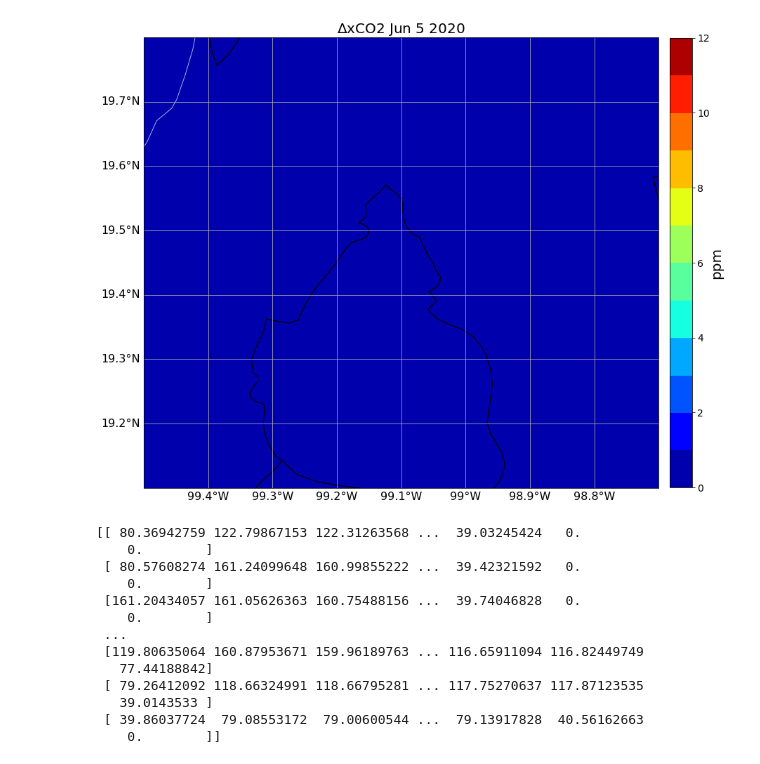
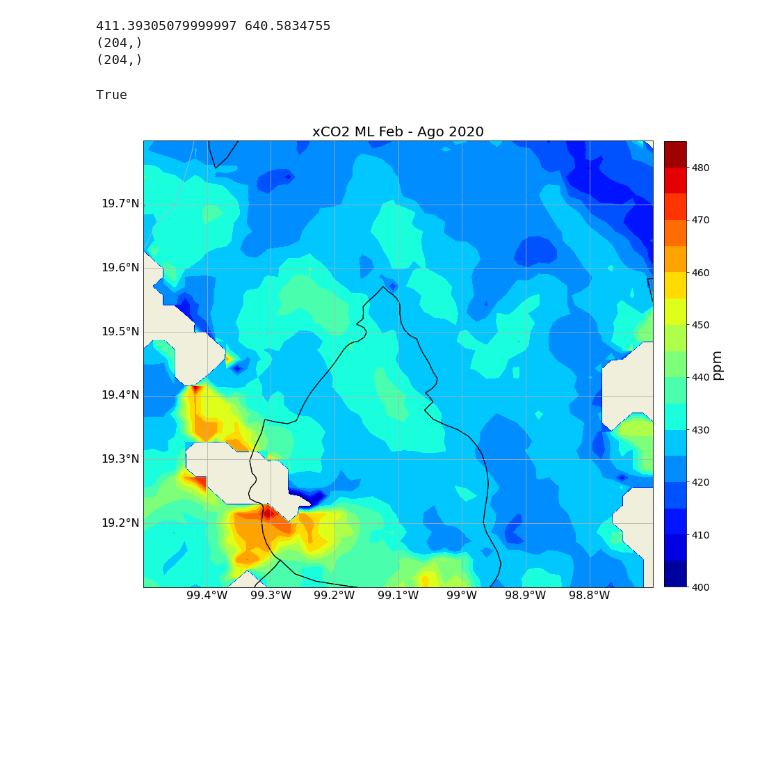
Before and after one commit to mixtli-c/cca-jupyter, a Jupyter notebook: avg_matrix_map.ipynb, the cells around one changed output. Drawn from its saved outputs; the diff is of its cells as text; code cells hidden in the pictures; blank space fills up the shorter version.

Commit message:
Improved data handling for corrections to average grid maps)

```diff
--- a/avg_matrix_map.ipynb
+++ b/avg_matrix_map.ipynb
@@ -114,7 +134,7 @@ def makematrixfromcompileddata(lats,lons,data,name,footprintradio,flag=''):
         return matrix.T
 # %%
 def matrixforinterval(tmin,tmax,dataorg):
-    index=np.where(np.logical_and(tmin < dataorg['tepoch'],tmax > dataorg['tepoch']))[0]
+    index=np.where(np.logical_and(tmin <= dataorg['tepoch'],tmax >= dataorg['tepoch']))[0]
     data=dataorg[index]
     matrix=makematrixfromcompileddata(lats,lons,data,name,footprintradio)
     return matrix
@@ -128,14 +167,8 @@ lons=lonmin+(lonmax-lonmin)*np.arange(nx)/(nx-1)
 lista=glob.glob(pathname)
 #print(lista)
 
-data = compilealldatatarget(lats,lons,lista,footprintradio,targetname)
+data = compilealldatatarget(lats,lons,lista,footprintradio,targetname1,targetname2)
 print(data.shape)
-
-if dxco2 == 1:
-    data[name] = (data[name]-xco2altz)
-
-if xco2ml == 1:
-    data[name] = (data[name]*data[psurf]-xco2altz*psurfaltz)/(data[psurf]-psurfaltz)
 # %% [output]
 (0,)
 (0,)
@@ -152,0 +190,3 @@ if xco2ml == 1:
+# %%
+dset = np.load(dsetpath)
+datos = datacorrection_ml(dset,data,corrtype)
@@ -153,8 +203,24 @@ if xco2ml == 1:
+# %%
+tmintest=(datetime.datetime(2020,4,28,0,0,0)-to).total_seconds()
+tmaxtest=(datetime.datetime(2020,4,29,0,0,0)-to).total_seconds()
+masktest = (tmintest <= data['tepoch']) & (tmaxtest >= data['tepoch'])
+datarowminus1 = 16
+print(dset['xCO2altz'][datarowminus1],dset['psurfaltz'][datarowminus1])
+datatest = copy.copy(data[masktest])
+datatest[name] = (datatest[name]*datatest[psurf] - dset['xCO2altz'][datarowminus1]*dset['psurfaltz'][datarowminus1])/(datatest[psurf]-dset['psurfaltz'][datarowminus1])
+print(datatest[name].shape)
+print(datos[name][masktest].shape)
+np.array_equal(datatest[name],datos[name][masktest])
+# %% [output]
+411.39305079999997 640.5834755
+(204,)
+(204,)
+True
 # %%
-tmin=(datetime.datetime(2020,6,4,0,0,0)-to).total_seconds()
-tmax=(datetime.datetime(2020,6,7,0,0,0)-to).total_seconds()
-matrix=matrixforinterval(tmin,tmax,data)
-np.save('matrixDelta0605',matrix)
+tmin=(datetime.datetime(2020,1,4,0,0,0)-to).total_seconds()
+tmax=(datetime.datetime(2020,9,7,0,0,0)-to).total_seconds()
+matrix=matrixforinterval(tmin,tmax,datos)
+#np.save('matrixDelta0605',matrix)
 # %%
 plt.figure(figsize=(14,14))
 fontsize = 20
@@ -162,64 +228,35 @@ ticksize = 14
 # Creates the map
 mxmap = plt.axes(projection=ccrs.PlateCarree())
 
 mxmap.add_feature(cfeature.LAND)
 mxmap.add_feature(cfeature.OCEAN)
 mxmap.add_feature(cfeature.COASTLINE)
 mxmap.add_feature(cfeature.BORDERS, linestyle=':')
 mxmap.add_feature(cfeature.LAKES, alpha=0.5)
 mxmap.add_feature(cfeature.RIVERS)
 mxmap.add_feature(cfeature.STATES.with_scale('10m'))
-mxmap.set_extent((-99.5,-98.7,19.1,19.8))
+mxmap.set_extent((lonmin,lonmax,latmin,latmax))
 #mxmap.xaxis.set_visible(True)
 #mxmap.yaxis.set_visible(True)
 
 glines = mxmap.gridlines(draw_labels=True, dms=True, x_inline=False, y_inline=False)
 glines.xformatter = LongitudeFormatter()
 glines.yformatter = LatitudeFormatter()
 glines.top_labels = None
 glines.right_labels = None
 glines.xlabel_style = {'size': 16}
 glines.ylabel_style = {'size': 16}
 
-lvls = np.arange(0,13,1)
+lvls = np.arange(400,490,5)
 plt.contourf(lons, lats, matrix, levels = lvls,cmap=plt.get_cmap("jet"),
              transform=ccrs.PlateCarree())
-plt.title("$\Delta$xCO2 Jun 5 2020",size=fontsize)
+plt.title("xCO2 ML Feb - Ago 2020",size=fontsize)
 plt.xlabel("Longitude",size=fontsize)
 plt.ylabel("Latitude",size=fontsize)
 cbar= plt.colorbar(fraction=0.041, pad=.02)
 cbar.set_label("ppm", size=fontsize, labelpad=0.8)
 cbar.ax.tick_params(labelsize=ticksize)
-plt.savefig('f:\\gitCCA\\cca-jupyter\\figures\\xco2_delta_0605.png')
+plt.savefig('f:\\gitCCA\\cca-jupyter\\figures\\xco2_ml_feb-ago.png')
 plt.show()
 # %% [output]
-[figure, old version]
+[figure, new version]
-# %%
-m1 = np.load('matrixML0208.npy')
-m2 = np.load('matrixML0326.npy')
-m3 = np.load('matrixML0330.npy')
-m4 = np.load('matrixML0411.npy')
-m5 = np.load('matrixML0420.npy')
-m6 = np.load('matrixML0428.npy')
-m7 = np.load('matrixML0502.npy')
-m8 = np.load('matrixML0506.npy')
-m9 = np.load('matrixML0510.npy')
-m10 = np.load('matrixML0524.npy')
-m11 = np.load('matrixML0605.npy')
-
-matrix = (m1+m2+m3+m4+m5+m6+m7+m8+m9+m10+m11)
-print(matrix)
-# %% [output]
-[[ 80.36942759 122.79867153 122.31263568 ...  39.03245424   0.
-    0.        ]
- [ 80.57608274 161.24099648 160.99855222 ...  39.42321592   0.
-    0.        ]
- [161.20434057 161.05626363 160.75488156 ...  39.74046828   0.
-    0.        ]
- ...
- [119.80635064 160.87953671 159.96189763 ... 116.65911094 116.82449749
-   77.44188842]
- [ 79.26412092 118.66324991 118.66795281 ... 117.75270637 117.87123535
-   39.0143533 ]
- [ 39.86037724  79.08553172  79.00600544 ...  79.13917828  40.56162663
-    0.        ]]
```
Also changed, not shown: parts of 9 cells of this notebook, 8 other files.
